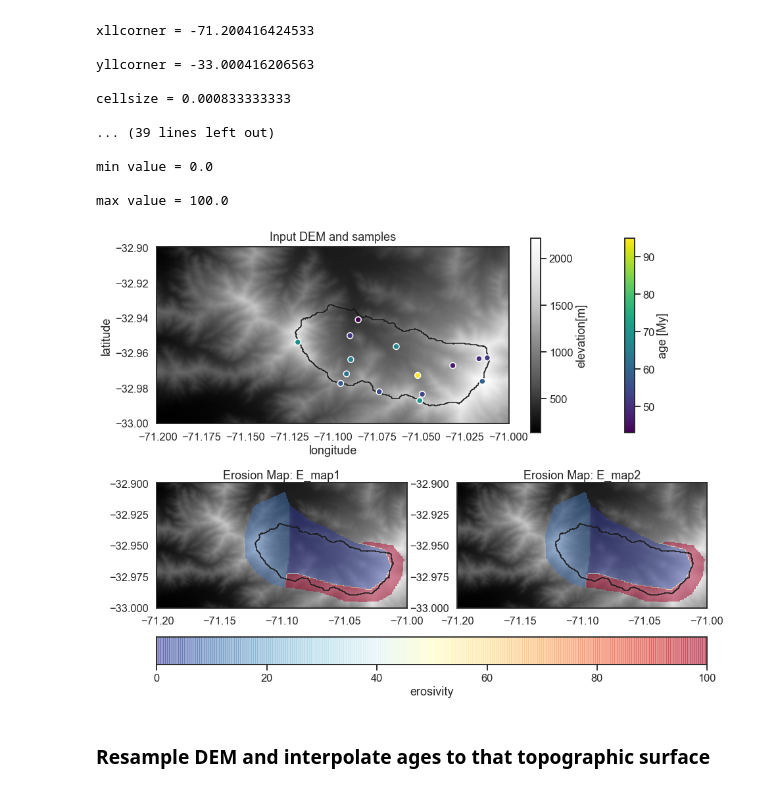
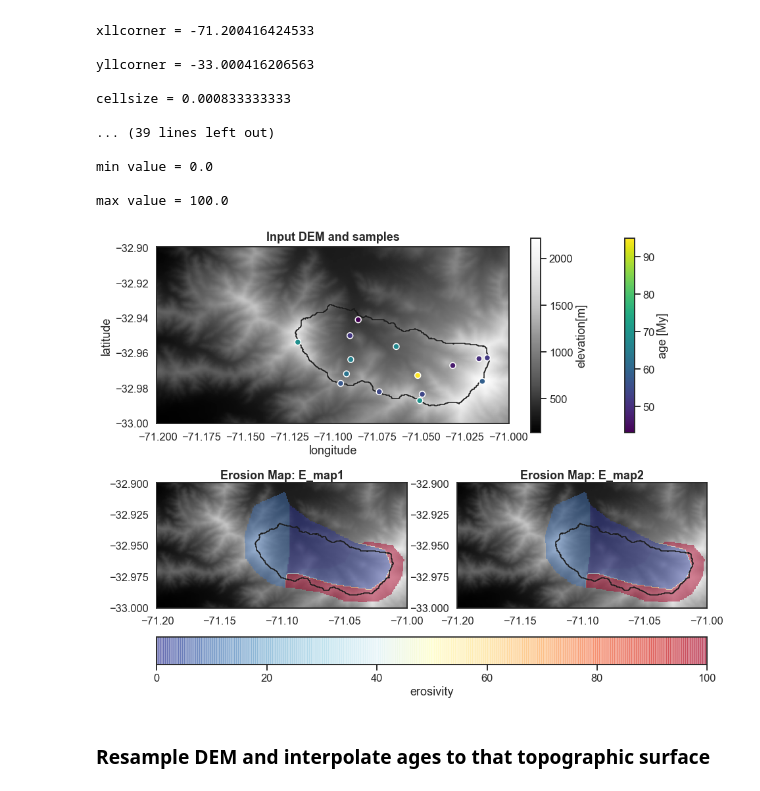
Before and after one commit to toddehlers/ESD_thermotrace, a Jupyter notebook: ESD_thermotrace.ipynb, the cells around one changed output. Drawn from its saved outputs; the diff is of its cells as text; code cells hidden in the pictures.

```diff
--- a/ESD_thermotrace.ipynb
+++ b/ESD_thermotrace.ipynb
@@ -216,36 +216,36 @@ poly = ws_outline.plot(edgecolor='k',facecolor='None',ax=ax1)
 # scatter plot
 sct = ax1.scatter(lon, lat, c=a, cmap='viridis', edgecolor='w')
 ax1.set(aspect='equal', xlabel='longitude', ylabel='latitude')
-ax1.set_title('Input DEM and samples',pad=10)
+ax1.set_title('Input DEM and samples',pad=10, fontdict=dict(weight='bold'))
 # colorbar
 cb2 = fig.colorbar(sct)
 cb2.set_label('age [My]')
 cb1 = fig.colorbar(im)
 cb1.set_label('elevation[m]')
 
 # plot imported erosional maps
 count = 0
 row2 = []
 for k,i in e_maps.items():
     count+=1
     ax = fig.add_subplot(gspec[1,count-1])
     row2.append(ax)
     im2= ax.imshow(dem, origin='upper', cmap='Greys_r', extent=extent84)
     em = ax.imshow(i, origin='upper', cmap='RdYlBu_r', extent=extent84, alpha=0.5, vmin=0, vmax=max_e)
     ws_outline.plot(edgecolor='k',facecolor='None',ax=ax)
-    ax.set(title='Erosion Map: '+k)
+    ax.set_title('Erosion Map: '+k, fontdict=dict(weight='bold'))
     if count == gspec.get_geometry()[1]:
         cb3 = fig.colorbar(em,orientation='horizontal',ax=row2)
         cb3.set_label('erosivity')
 
 # make output directory
 if not path.exists(opf):
     mkdir(opf)
 
 # and save figure
 fig.savefig(opf+'/input_data.pdf', dpi=200)
 # %% [output]
-[figure, old version]
+[figure, new version]
 # %% [markdown]
 ### Resample DEM and interpolate ages to that topographic surface
 # %%
```
Also changed, not shown: parts of 3 cells of this notebook, 9 other files.
